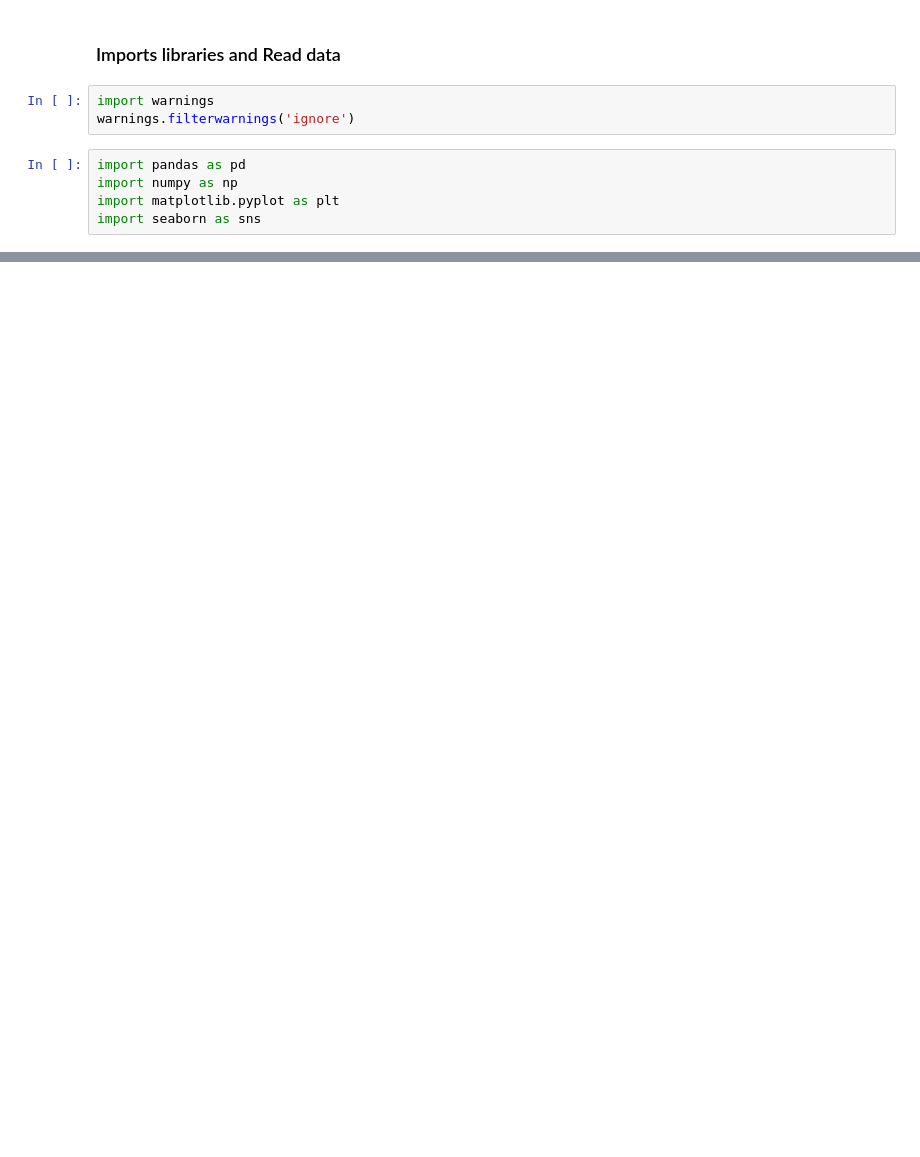
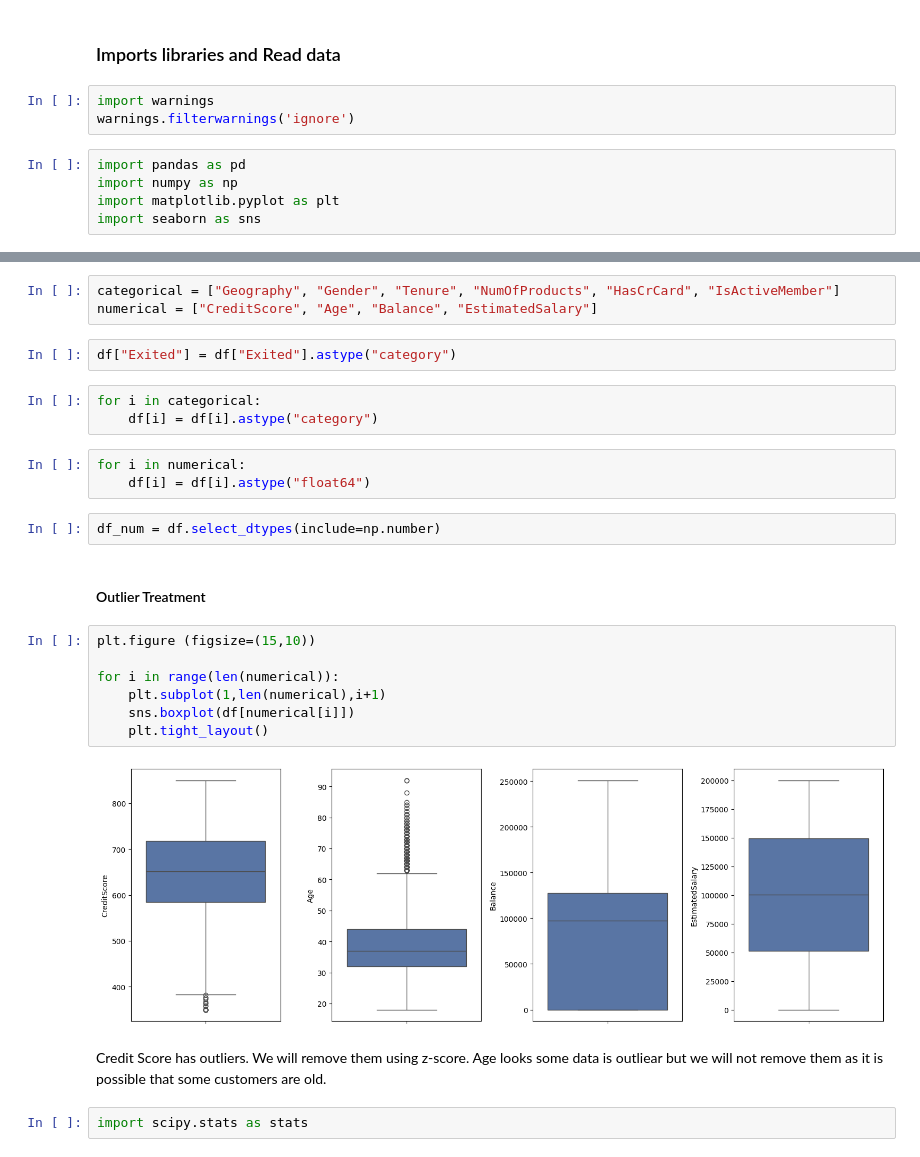
Before and after one commit to aakmalf/projects, a Jupyter notebook: churn-bank/notebooks/data.ipynb, the cells around one changed output, grey strips where cells are left out. Saved outputs shown, nothing was run; the diff lists cells and outputs as text; blank space fills up the shorter version.

Commit message:
eda numeric

```diff
--- a/churn-bank/notebooks/data.ipynb
+++ b/churn-bank/notebooks/data.ipynb
@@ -41,0 +62,29 @@ memory usage: 1.1+ MB
+# %%
+categorical = ["Geography", "Gender", "Tenure", "NumOfProducts", "HasCrCard", "IsActiveMember"]
+numerical = ["CreditScore", "Age", "Balance", "EstimatedSalary"]
+# %%
+df["Exited"] = df["Exited"].astype("category")
+# %%
+for i in categorical:
+    df[i] = df[i].astype("category")
+# %%
+for i in numerical:
+    df[i] = df[i].astype("float64")
+# %%
+df_num = df.select_dtypes(include=np.number)
+# %% [markdown]
+#### Outlier Treatment
+# %%
+plt.figure (figsize=(15,10))
+
+for i in range(len(numerical)):
+    plt.subplot(1,len(numerical),i+1)
+    sns.boxplot(df[numerical[i]])
+    plt.tight_layout()
+# %% [output]
+[figure, added]
+# %% [markdown]
+Credit Score has outliers. We will remove them using z-score.
+Age looks some data is outliear but we will not remove them as it is possible that some customers are old.
+# %%
+import scipy.stats as stats
```
Also changed, not shown: parts of 26 cells of this notebook.
